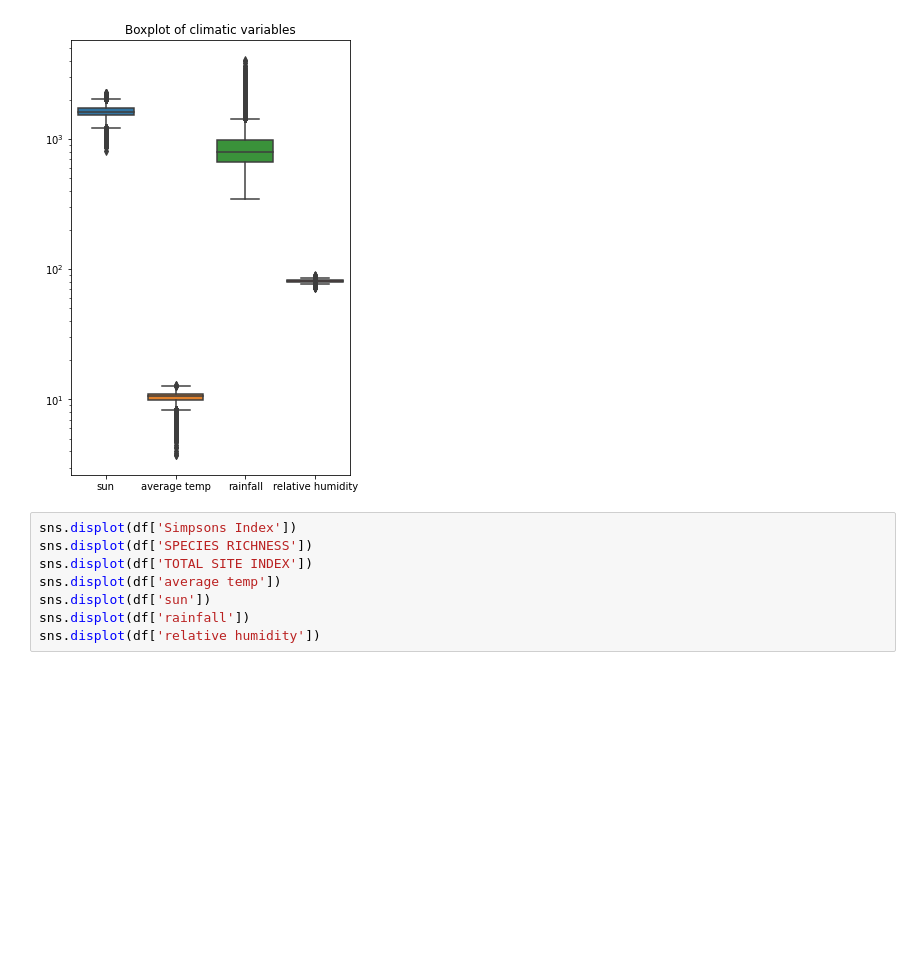
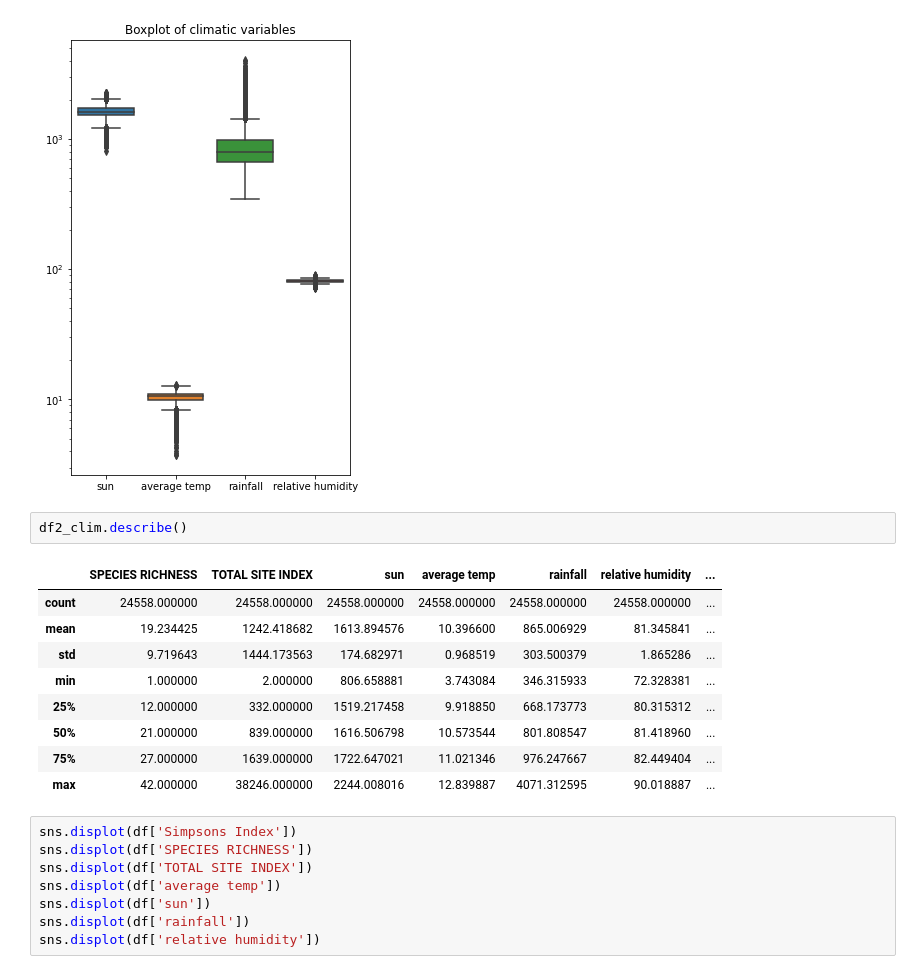
Before and after one commit to tztrz/MSc-Proj, a Jupyter notebook: UKBMS_HADUK_Model.ipynb, the cells around one changed output. Drawn from its saved outputs; the diff is of its cells as text; blank space fills up the shorter version.

```diff
--- a/UKBMS_HADUK_Model.ipynb
+++ b/UKBMS_HADUK_Model.ipynb
@@ -27,6 +27,18 @@ plt.title('Boxplot of climatic variables')
 # %% [output]
 Text(0.5, 1.0, 'Boxplot of climatic variables')
 [figure]
+# %%
+df2_clim.describe()
+# %% [output]
+|  | SPECIES RICHNESS | TOTAL SITE INDEX | sun | average temp | rainfall | relative humidity | ... |
+| count | 24558.000000 | 24558.000000 | 24558.000000 | 24558.000000 | 24558.000000 | 24558.000000 | ... |
+| mean | 19.234425 | 1242.418682 | 1613.894576 | 10.396600 | 865.006929 | 81.345841 | ... |
+| std | 9.719643 | 1444.173563 | 174.682971 | 0.968519 | 303.500379 | 1.865286 | ... |
+| min | 1.000000 | 2.000000 | 806.658881 | 3.743084 | 346.315933 | 72.328381 | ... |
+| 25% | 12.000000 | 332.000000 | 1519.217458 | 9.918850 | 668.173773 | 80.315312 | ... |
+| 50% | 21.000000 | 839.000000 | 1616.506798 | 10.573544 | 801.808547 | 81.418960 | ... |
+| 75% | 27.000000 | 1639.000000 | 1722.647021 | 11.021346 | 976.247667 | 82.449404 | ... |
+| max | 42.000000 | 38246.000000 | 2244.008016 | 12.839887 | 4071.312595 | 90.018887 | ... |
 # %%
 sns.displot(df['Simpsons Index'])
 sns.displot(df['SPECIES RICHNESS'])
```
Also changed, not shown: parts of 2 cells of this notebook.
